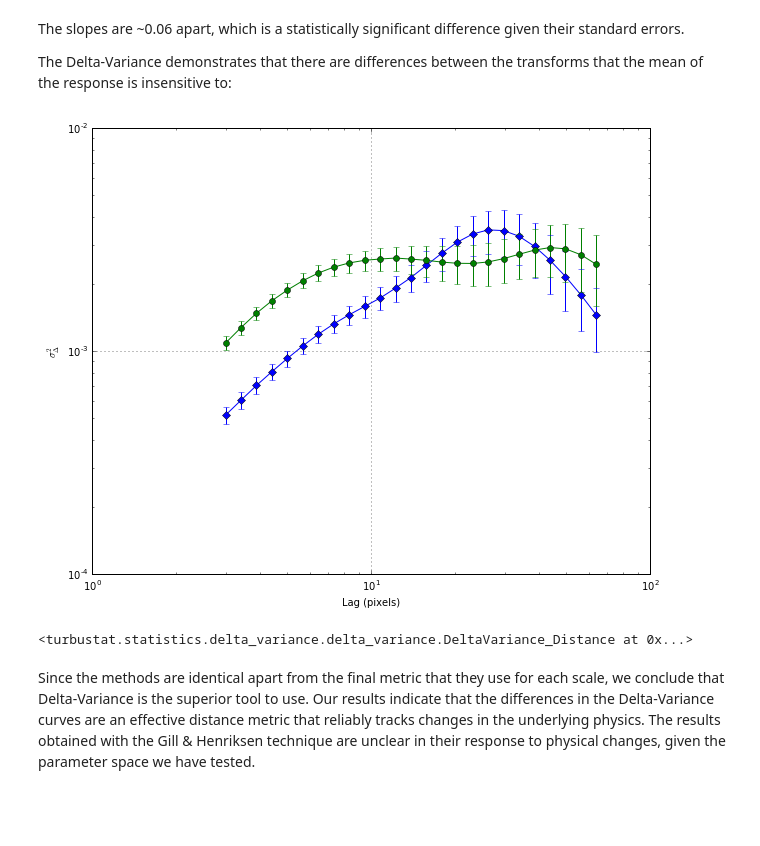
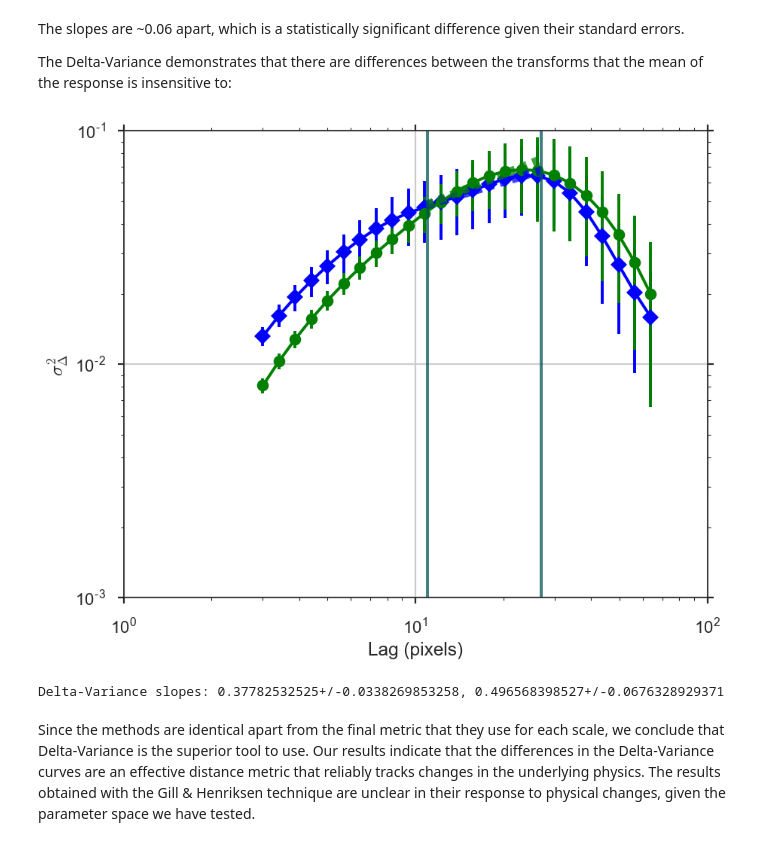
Before and after one commit to Astroua/AstroStat_Results, a Jupyter notebook: wavelet_normalization.ipynb, the cells around one changed output. Saved outputs shown, nothing was run; the diff lists cells and outputs as text; code cells hidden in the pictures; blank space fills up the shorter version.

```diff
--- a/wavelet_normalization.ipynb
+++ b/wavelet_normalization.ipynb
@@ -16,6 +16,5 @@ from turbustat.statistics import Wavelet
 # %%
 from astropy.io import fits
 # Load an example simulation
-integ_intensity, hdr = fits.getdata("/home/ekoch/Dropbox/code_development/testingdata/Design4/Design4_21_0_0_flatrho_0021_13co.integrated_intensity.fits",
-                                    header=True)
+integ_intensity = fits.open("/mnt/MyRAID/Astrostat/SimSuite8/moments/homeerosSimSuite8Fiducial0_flatrho_0021_00_radmc_moment0.fits")[0]
 # %%
@@ -62 +58,3 @@ integ_intensity_2, hdr_2 = fits.getdata("/home/ekoch/Dropbox/code_development/te
+# %%
+integ_intensity_2 = fits.open("/mnt/MyRAID/Astrostat/SimSuite8/moments/homeerosSimSuite8Design0_flatrho_0021_00_radmc_moment0.fits")[0]
 # %%
@@ -103,10 +102,12 @@ The Delta-Variance demonstrates that there are differences between the transform
 # %%
 from turbustat.statistics import DeltaVariance_Distance
 
-delvar = DeltaVariance_Distance((integ_intensity, hdr), (integ_intensity_2, hdr_2))
+delvar = DeltaVariance_Distance(integ_intensity, integ_intensity_2, xlow=11., xhigh=27.)
 delvar.distance_metric(verbose=True)
+print("Delta-Variance slopes: {0}+/-{1}, {2}+/-{3}".format(delvar.delvar1.slope, delvar.delvar1.slope_err,
+                                                           delvar.delvar2.slope, delvar.delvar2.slope_err))
 # %% [output]
-[figure, old version]
+[figure, new version]
-<turbustat.statistics.delta_variance.delta_variance.DeltaVariance_Distance at 0x...>
+Delta-Variance slopes: 0.37782532525+/-0.0338269853258, 0.496568398527+/-0.0676328929371
 # %% [markdown]
 Since the methods are identical apart from the final metric that they use for each scale, we conclude that Delta-Variance is the superior tool to use. Our results indicate that the differences in the Delta-Variance curves are an effective distance metric that reliably tracks changes in the underlying physics. The results obtained with the Gill & Henriksen technique are unclear in their response to physical changes, given the parameter space we have tested.
```
Also changed, not shown: parts of 6 cells of this notebook, 2 other files.
